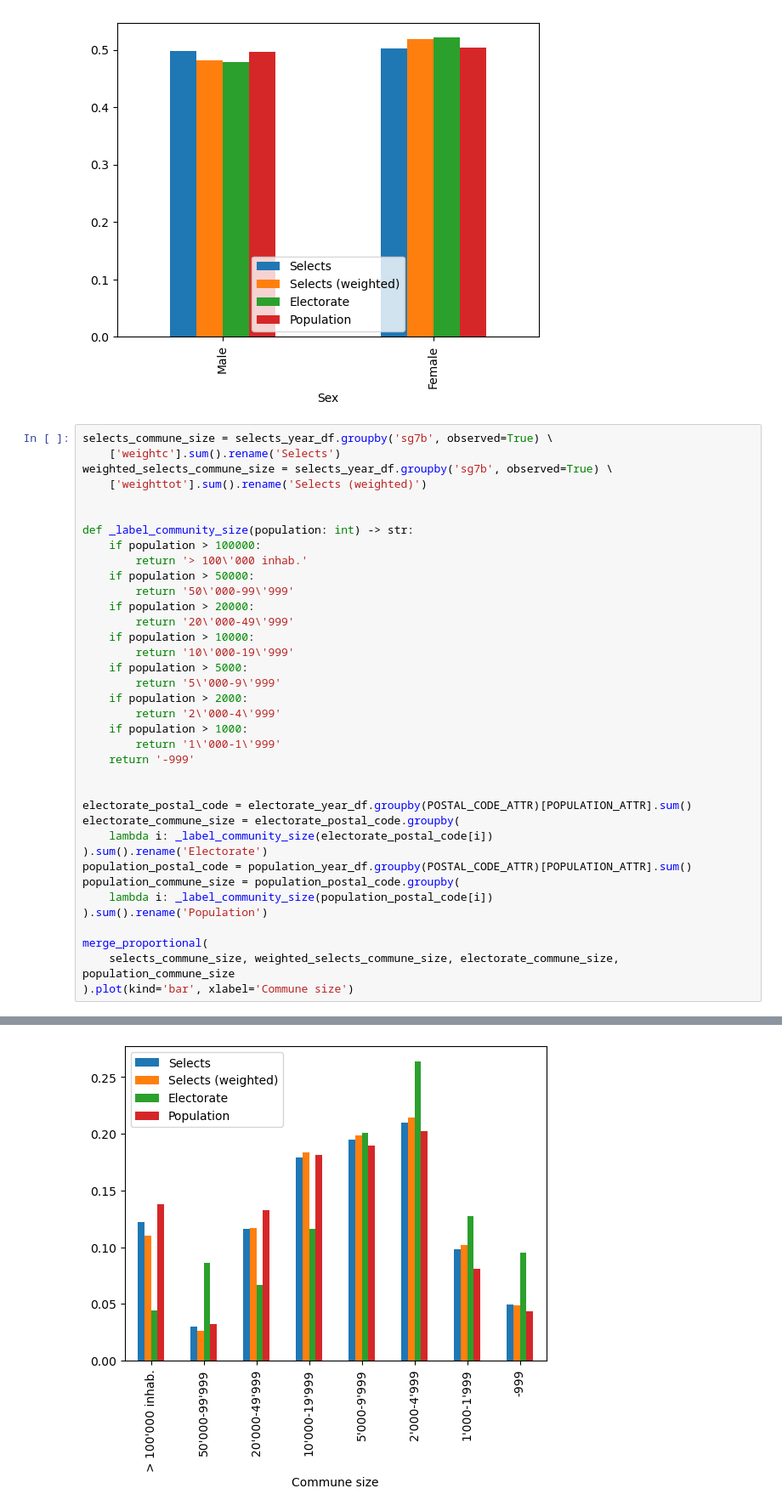
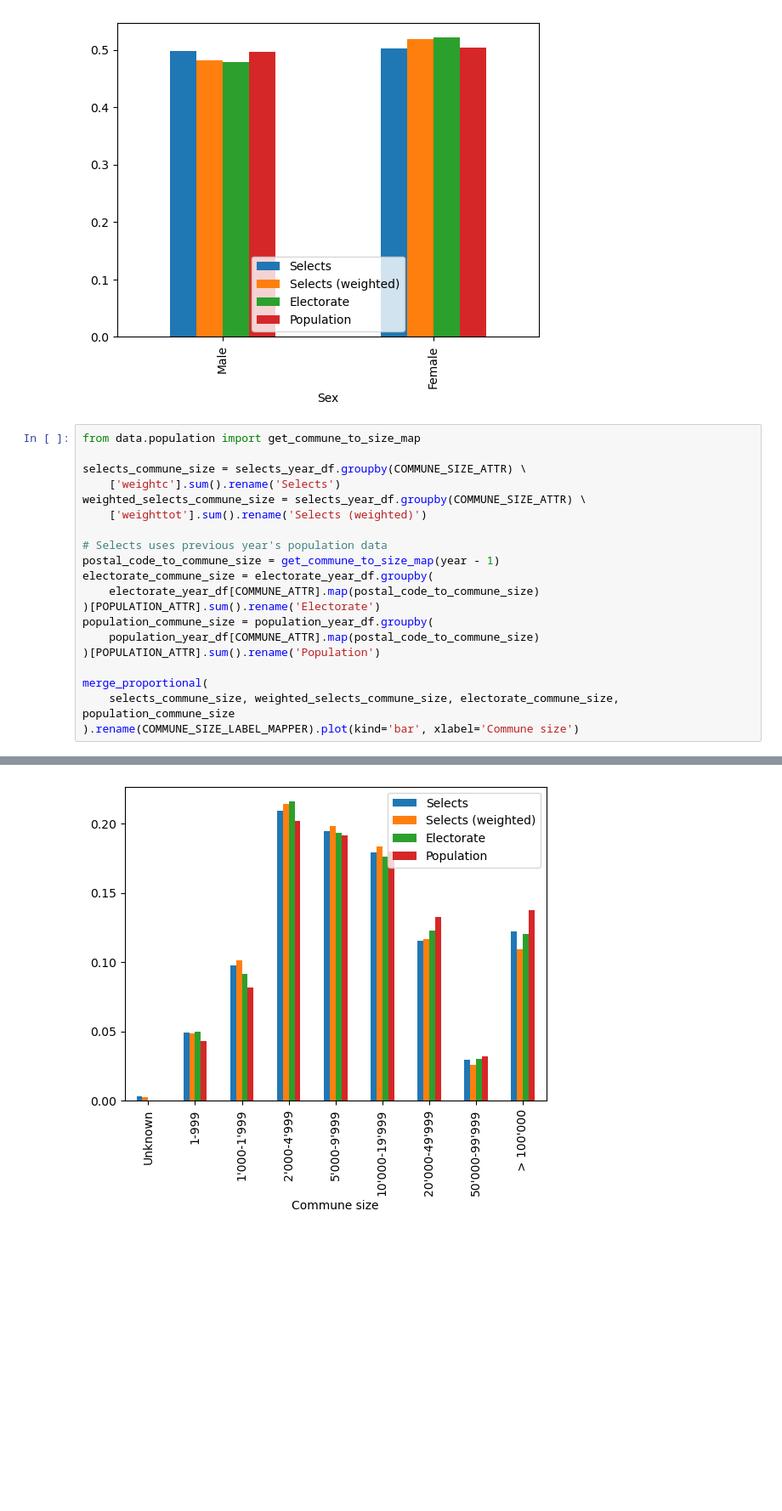
Before and after one commit to tschai-yim/swiss-elections-study, a Jupyter notebook: respondents_vs_population.ipynb, the cells around one changed output, grey strips where cells are left out. Shown at 85% size. Saved outputs shown, nothing was run; the diff lists cells and outputs as text; blank space fills up the shorter version.

Commit message:
fix(resp-v-pop): compute correct commune sizes

```diff
--- a/respondents_vs_population.ipynb
+++ b/respondents_vs_population.ipynb
@@ -55,42 +55,25 @@ merge_proportional(
 <Axes: xlabel='Sex'>
 [figure]
 # %%
-selects_commune_size = selects_year_df.groupby('sg7b', observed=True) \
+from data.population import get_commune_to_size_map
+
+selects_commune_size = selects_year_df.groupby(COMMUNE_SIZE_ATTR) \
     ['weightc'].sum().rename('Selects')
-weighted_selects_commune_size = selects_year_df.groupby('sg7b', observed=True) \
+weighted_selects_commune_size = selects_year_df.groupby(COMMUNE_SIZE_ATTR) \
     ['weighttot'].sum().rename('Selects (weighted)')
 
-
-def _label_community_size(population: int) -> str:
-    if population > 100000:
-        return '> 100\'000 inhab.'
-    if population > 50000:
-        return '50\'000-99\'999'
-    if population > 20000:
-        return '20\'000-49\'999'
-    if population > 10000:
-        return '10\'000-19\'999'
-    if population > 5000:
-        return '5\'000-9\'999'
-    if population > 2000:
-        return '2\'000-4\'999'
-    if population > 1000:
-        return '1\'000-1\'999'
-    return '-999'
-
-
-electorate_postal_code = electorate_year_df.groupby(POSTAL_CODE_ATTR)[POPULATION_ATTR].sum()
-electorate_commune_size = electorate_postal_code.groupby(
-    lambda i: _label_community_size(electorate_postal_code[i])
-).sum().rename('Electorate')
-population_postal_code = population_year_df.groupby(POSTAL_CODE_ATTR)[POPULATION_ATTR].sum()
-population_commune_size = population_postal_code.groupby(
-    lambda i: _label_community_size(population_postal_code[i])
-).sum().rename('Population')
+# Selects uses previous year's population data
+postal_code_to_commune_size = get_commune_to_size_map(year - 1)
+electorate_commune_size = electorate_year_df.groupby(
+    electorate_year_df[COMMUNE_ATTR].map(postal_code_to_commune_size)
+)[POPULATION_ATTR].sum().rename('Electorate')
+population_commune_size = population_year_df.groupby(
+    population_year_df[COMMUNE_ATTR].map(postal_code_to_commune_size)
+)[POPULATION_ATTR].sum().rename('Population')
 
 merge_proportional(
     selects_commune_size, weighted_selects_commune_size, electorate_commune_size, population_commune_size
-).plot(kind='bar', xlabel='Commune size')
+).rename(COMMUNE_SIZE_LABEL_MAPPER).plot(kind='bar', xlabel='Commune size')
 # %% [output]
 <Axes: xlabel='Commune size'>
-[figure, old version]
+[figure, new version]
```
Also changed, not shown: 4 other files.
